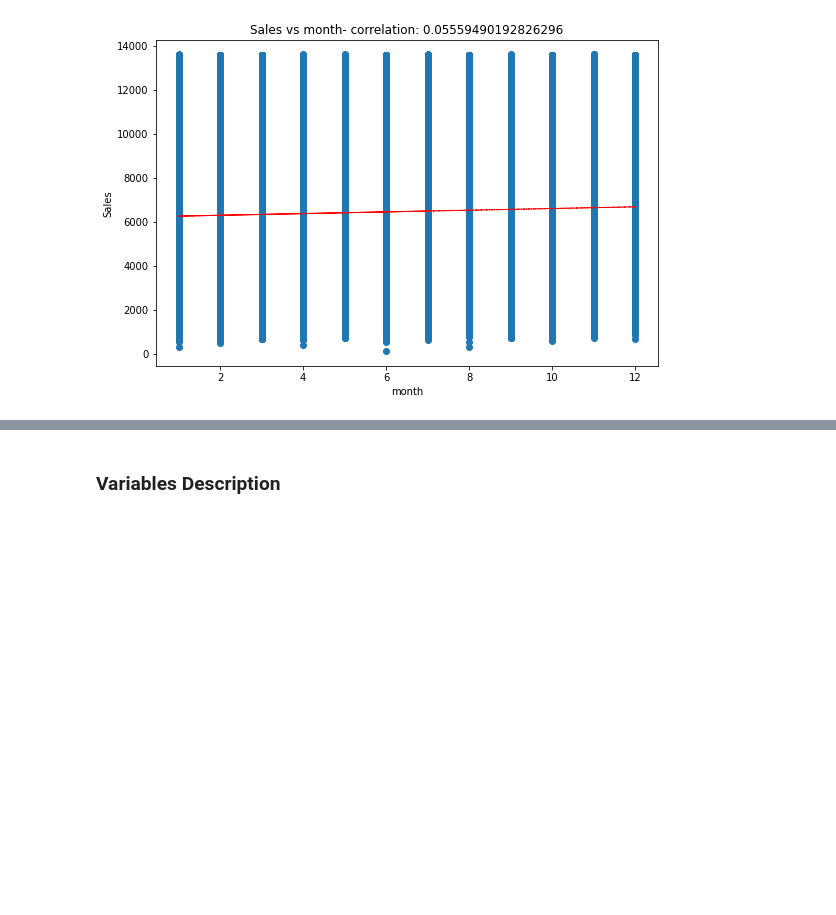
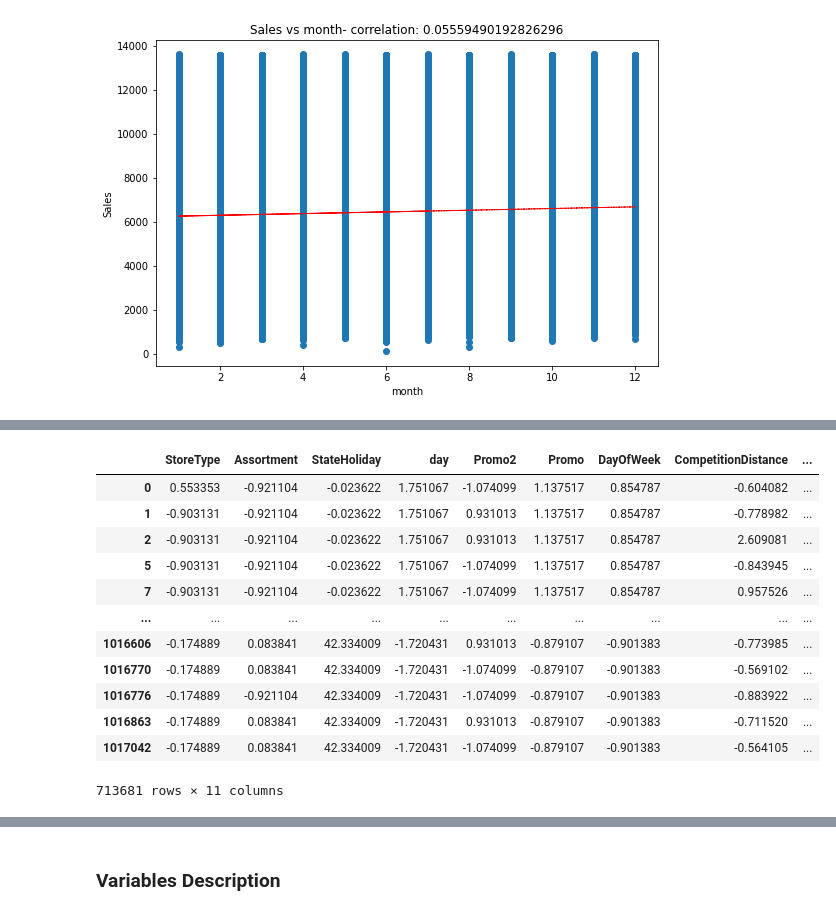
Before and after one commit to vishalyadav1211997/retail-sales-prediction, a Jupyter notebook: retail_sales_prediction.ipynb, the cells around one changed output, grey strips where cells are left out. Cells and saved outputs as stored; diff of their text form; code cells hidden in the pictures; blank space fills up the shorter version.

```diff
--- a/retail_sales_prediction.ipynb
+++ b/retail_sales_prediction.ipynb
@@ -694,0 +750,4 @@ plt.show()
+# %%
+#now talking only those numerical independent features which are useful for our analysis from vif test obtained
+numerical_independent_features=list(set(independent_numerical_varriable)-{'year','month','weak_of_year','avg_customer_sales'})
+numerical_independent_features
@@ -694,0 +788,4 @@ plt.show()
+# %%
+#let us do the label encoding for categorical features
+df=df.replace({'StoreType':{'a':1,'b':2,'c':3,'d':4},'Assortment':{'a':1,'b':2,'c':3}})
+df
@@ -694,0 +806,4 @@ plt.show()
+# %%
+#now combining the categorical_features and numerical_independent_fetaures
+independent_features=categorical_features+numerical_independent_features
+independent_features
@@ -694,0 +822,18 @@ plt.show()
+# %%
+#now standardising the independent features:
+x=df[independent_features].apply(zscore)
+x
+# %% [output]
+|  | StoreType | Assortment | StateHoliday | day | Promo2 | Promo | DayOfWeek | CompetitionDistance | ... |
+| 0 | 0.553353 | -0.921104 | -0.023622 | 1.751067 | -1.074099 | 1.137517 | 0.854787 | -0.604082 | ... |
+| 1 | -0.903131 | -0.921104 | -0.023622 | 1.751067 | 0.931013 | 1.137517 | 0.854787 | -0.778982 | ... |
+| 2 | -0.903131 | -0.921104 | -0.023622 | 1.751067 | 0.931013 | 1.137517 | 0.854787 | 2.609081 | ... |
+| 5 | -0.903131 | -0.921104 | -0.023622 | 1.751067 | -1.074099 | 1.137517 | 0.854787 | -0.843945 | ... |
+| 7 | -0.903131 | -0.921104 | -0.023622 | 1.751067 | -1.074099 | 1.137517 | 0.854787 | 0.957526 | ... |
+| ... | ... | ... | ... | ... | ... | ... | ... | ... | ... |
+| 1016606 | -0.174889 | 0.083841 | 42.334009 | -1.720431 | 0.931013 | -0.879107 | -0.901383 | -0.773985 | ... |
+| 1016770 | -0.174889 | 0.083841 | 42.334009 | -1.720431 | -1.074099 | -0.879107 | -0.901383 | -0.569102 | ... |
+| 1016776 | -0.174889 | -0.921104 | 42.334009 | -1.720431 | -1.074099 | -0.879107 | -0.901383 | -0.883922 | ... |
+| 1016863 | -0.174889 | 0.083841 | 42.334009 | -1.720431 | 0.931013 | -0.879107 | -0.901383 | -0.711520 | ... |
+| 1017042 | -0.174889 | 0.083841 | 42.334009 | -1.720431 | -1.074099 | -0.879107 | -0.901383 | -0.564105 | ... |
+713681 rows × 11 columns
```
Also changed, not shown: parts of 37 cells of this notebook.
